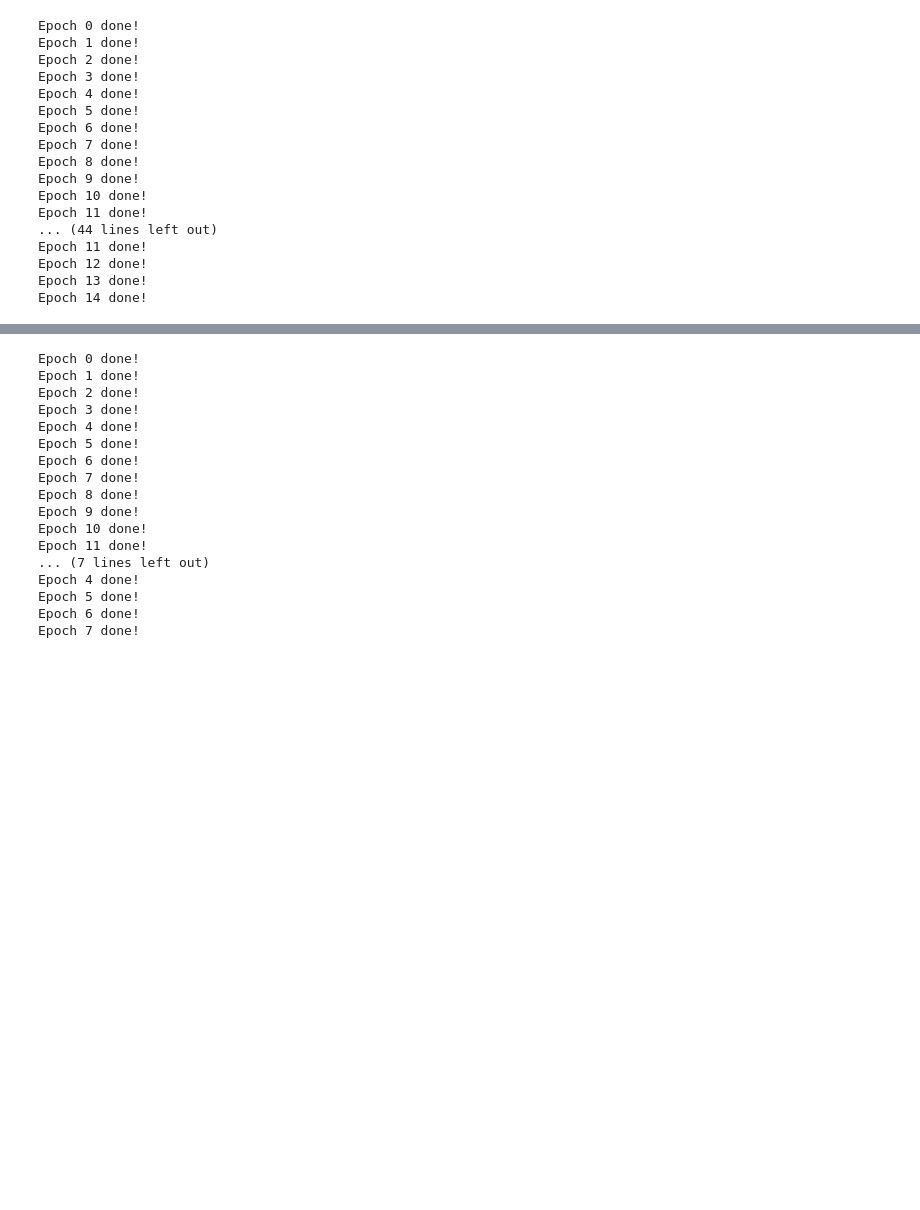
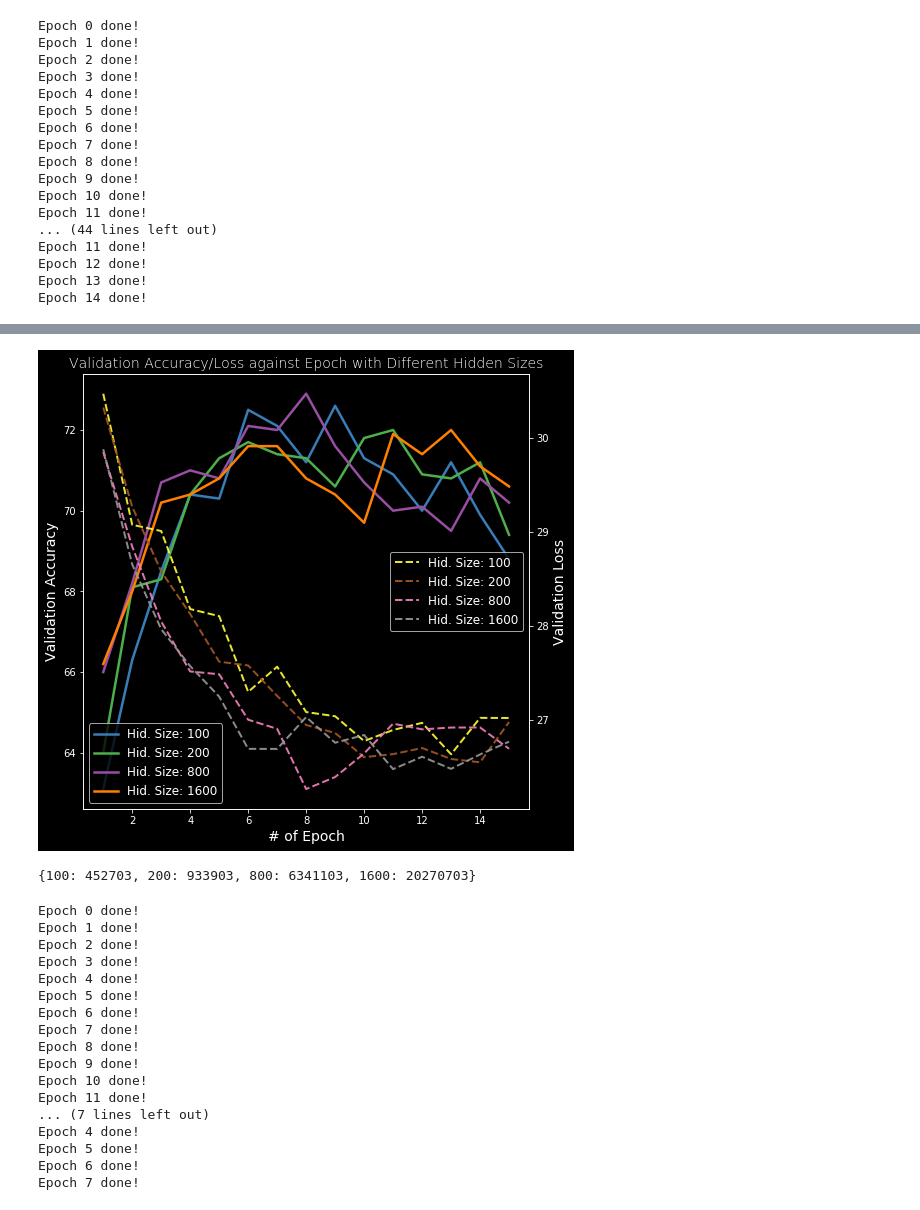
Before and after one commit to GoFroggyRun/DS-GA-1011-NLP, a Jupyter notebook: HW2/NLP HW2.ipynb, the cells around one changed output, grey strips where cells are left out. Cells and saved outputs as stored; diff of their text form; code cells hidden in the pictures; blank space fills up the shorter version.

```diff
--- a/HW2/NLP HW2.ipynb
+++ b/HW2/NLP HW2.ipynb
@@ -322,3 +390,31 @@ pickle.dump( num_pars, open( "num_pars_GRU_hdn.p", "wb" ) )
+# %%
+# validation accuracy and loss
+epoches = range(1,16)
+dt_acc = pd.DataFrame(val_acc_hidden_size)
+dt_los = pd.DataFrame(val_loss_hidden_size)
+fig, ax1 = plt.subplots(figsize=(8, 8))
+col_set = plt.get_cmap('Set1')
+ax1.set_xlabel('# of Epoch', fontsize=14)
+ax1.set_ylabel('Validation Accuracy', fontsize=14)
+num = 0
+for col in dt_acc:
+    num += 1
+    ax1.plot(epoches, dt_acc[col], color=col_set(num), linewidth = 2.5, alpha = 1, label = 'Hid. Size: ' + str(col))
+ax1.legend(loc=3, ncol=1,fontsize =12)
+ax2 = ax1.twinx()
+ax2.set_ylabel('Validation Loss', fontsize=14)
+for col in dt_los:
+    num += 1
+    ax2.plot(epoches, dt_los[col], 'k--', color=col_set(num),linewidth = 2, alpha = 0.9, label = 'Hid. Size: ' + str(col))
+ax2.legend(loc=7, ncol=1,fontsize =12)
+plt.title("Validation Accuracy/Loss against Epoch with Different Hidden Sizes", fontsize=14, fontweight=0, color='white')
+plt.show()
+# %% [output]
+[figure, added]
+# %%
+num_pars
+# %% [output]
+{100: 452703, 200: 933903, 800: 6341103, 1600: 20270703}
 # %%
 train_acc_drop = {}
 train_loss_drop = {}
```
Also changed, not shown: parts of 72 cells of this notebook.
